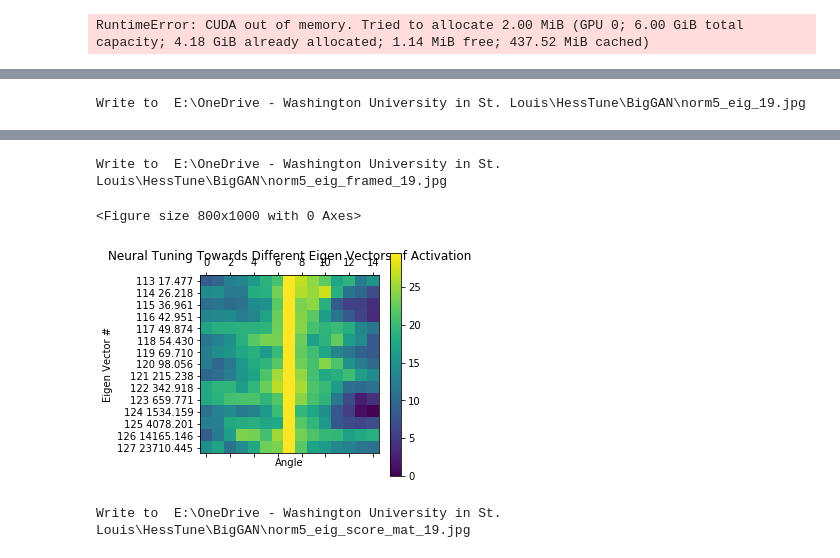
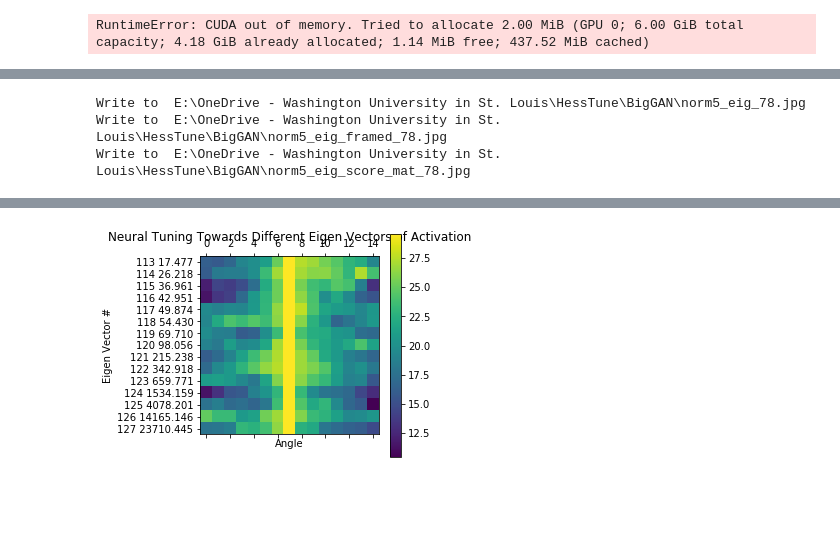
Before and after one commit to Animadversio/Visual_Neuro_InSilico_Exp, a Jupyter notebook: BigGAN_Hessian_demo.ipynb, the cells around one changed output, grey strips where cells are left out. Drawn from its saved outputs; the diff is of its cells as text; code cells hidden in the pictures; blank space fills up the shorter version.

```diff
--- a/BigGAN_Hessian_demo.ipynb
+++ b/BigGAN_Hessian_demo.ipynb
@@ -333,6 +333,6 @@ RuntimeError: CUDA out of memory. Tried to allocate 2.00 MiB (GPU 0; 6.00 GiB to
 sort_idx = np.argsort(eigval_class)
 img_list, scores_col = tuning_plot_BigGAN(BGAN, preprocess_resize, objective,
             ref_vect, eigval_class, eigvec_class, eig_id_arr=sort_idx[-15:],
-            space="class", ticks=15, lim=(-2,2), summary_dir=savedir)
+            space="class", ticks=15, lim=(-1,1), summary_dir=savedir)
 # %% [output]
 Lossy conversion from float64 to uint8. Range [0, 1]. Convert image to uint8 prior to saving to suppress this warning.
@@ -339 +340,3 @@ Lossy conversion from float64 to uint8. Range [0, 1]. Convert image to uint8 pri
-Write to  E:\OneDrive - Washington University in St. Louis\HessTune\BigGAN\norm5_eig_19.jpg
+Write to  E:\OneDrive - Washington University in St. Louis\HessTune\BigGAN\norm5_eig_78.jpg
+Write to  E:\OneDrive - Washington University in St. Louis\HessTune\BigGAN\norm5_eig_framed_78.jpg
+Write to  E:\OneDrive - Washington University in St. Louis\HessTune\BigGAN\norm5_eig_score_mat_78.jpg
@@ -341,7 +344,4 @@ Lossy conversion from float64 to uint8. Range [0, 1]. Convert image to uint8 pri
-Write to  E:\OneDrive - Washington University in St. Louis\HessTune\BigGAN\norm5_eig_framed_19.jpg
-<Figure size 800x1000 with 0 Axes>
-[figure, old version]
+[figure, new version]
-Write to  E:\OneDrive - Washington University in St. Louis\HessTune\BigGAN\norm5_eig_score_mat_19.jpg
 # %%
 sort_idx = np.argsort(np.abs(eigval_class))
 img_list, scores_col = tuning_plot_BigGAN(BGAN, preprocess_resize, objective,
```
Also changed, not shown: parts of 7 cells of this notebook, 1 other file.
